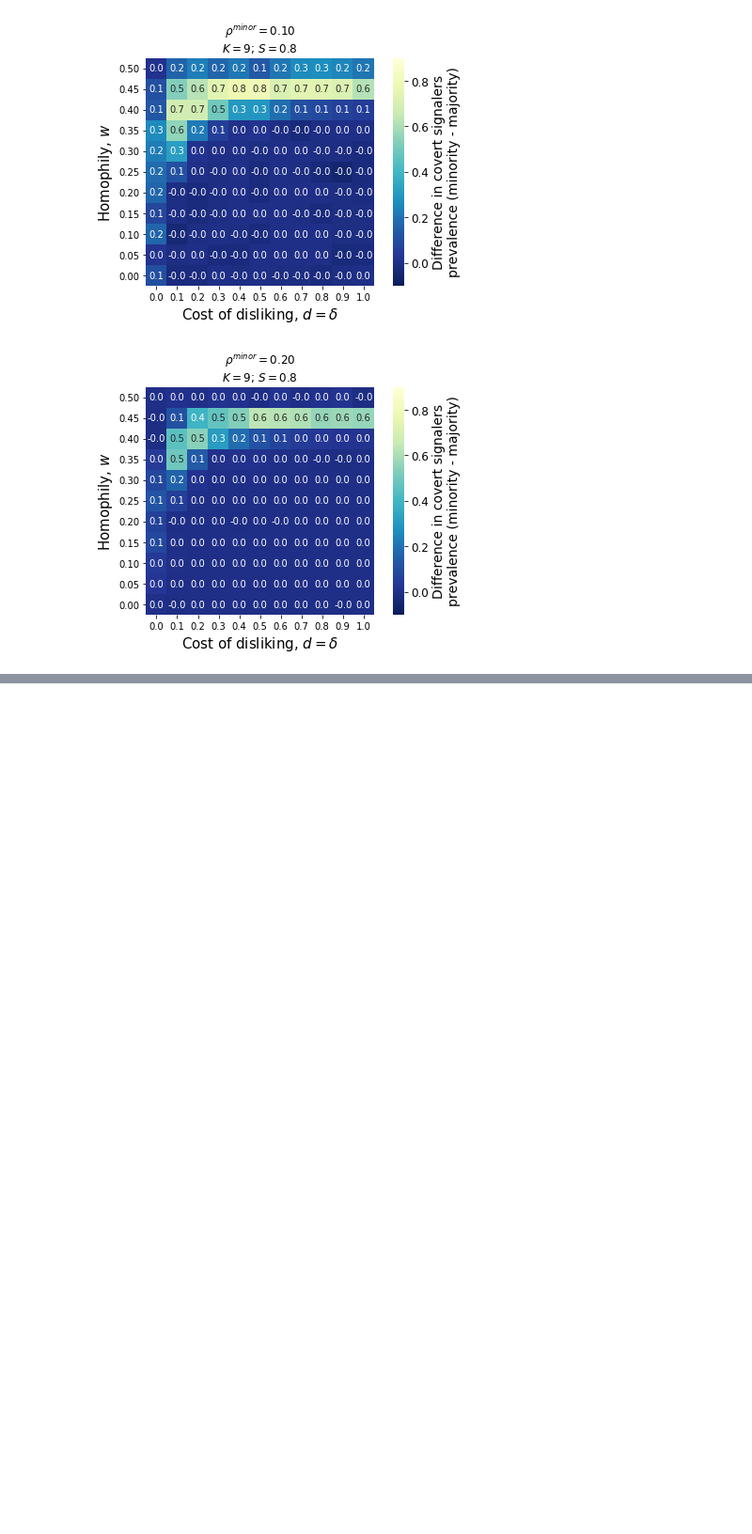
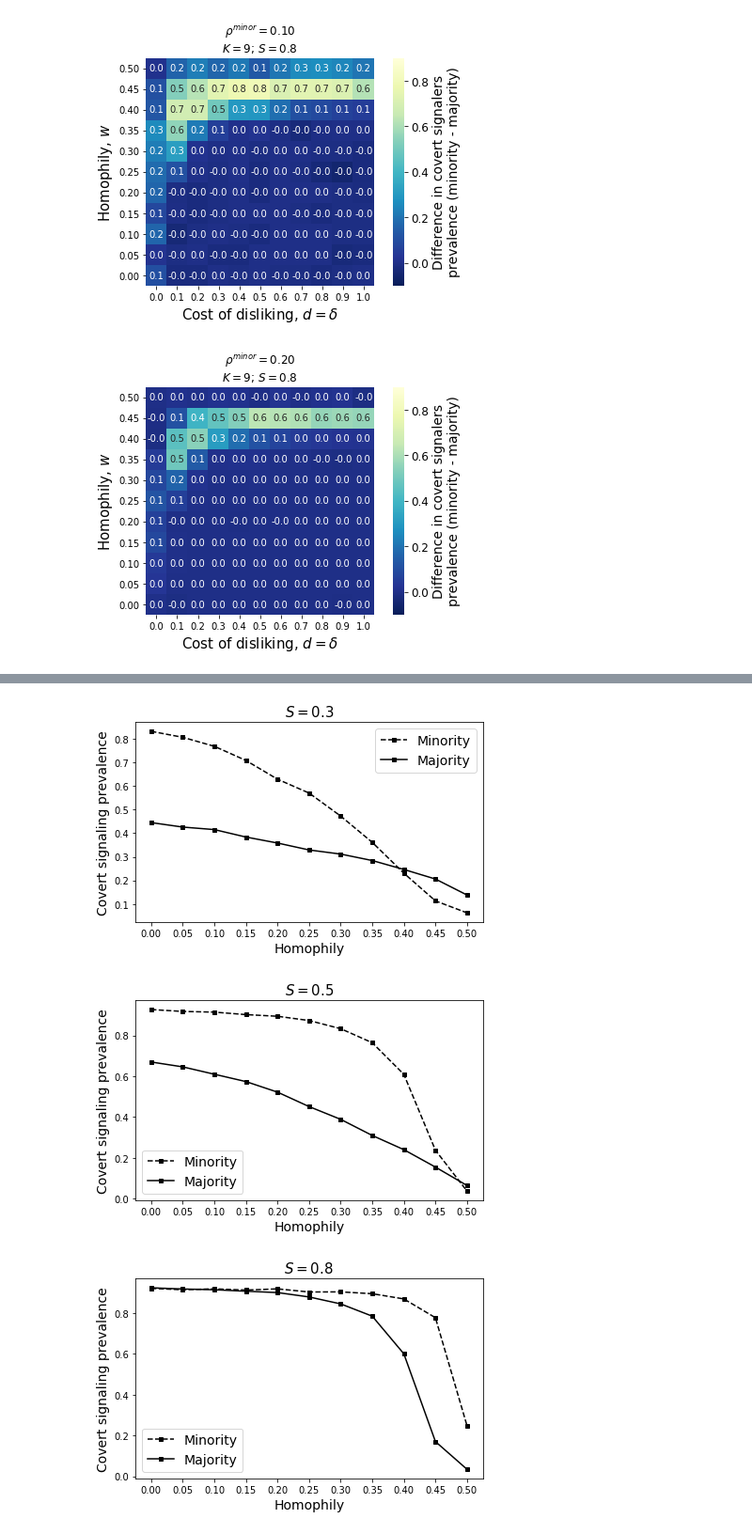
Before and after one commit to mt-digital/identity-signaling, a Jupyter notebook: notebooks/Minority-Tolerance.ipynb, the cells around one changed output, grey strips where cells are left out. Shown at 94% size. Drawn from its saved outputs; the diff is of its cells as text; code cells hidden in the pictures; blank space fills up the shorter version.

```diff
--- a/notebooks/Minority-Tolerance.ipynb
+++ b/notebooks/Minority-Tolerance.ipynb
@@ -177,0 +154,6 @@ I'm going to run the similarity analysis and see if that tells us anything.
+# %%
+minority_line_plots(df_blobs, K='9', disliking=0.5)
+# %% [output]
+[figure, added]
+[figure, added]
+[figure, added]
```
Also changed, not shown: parts of 10 cells of this notebook, 1 other file.
